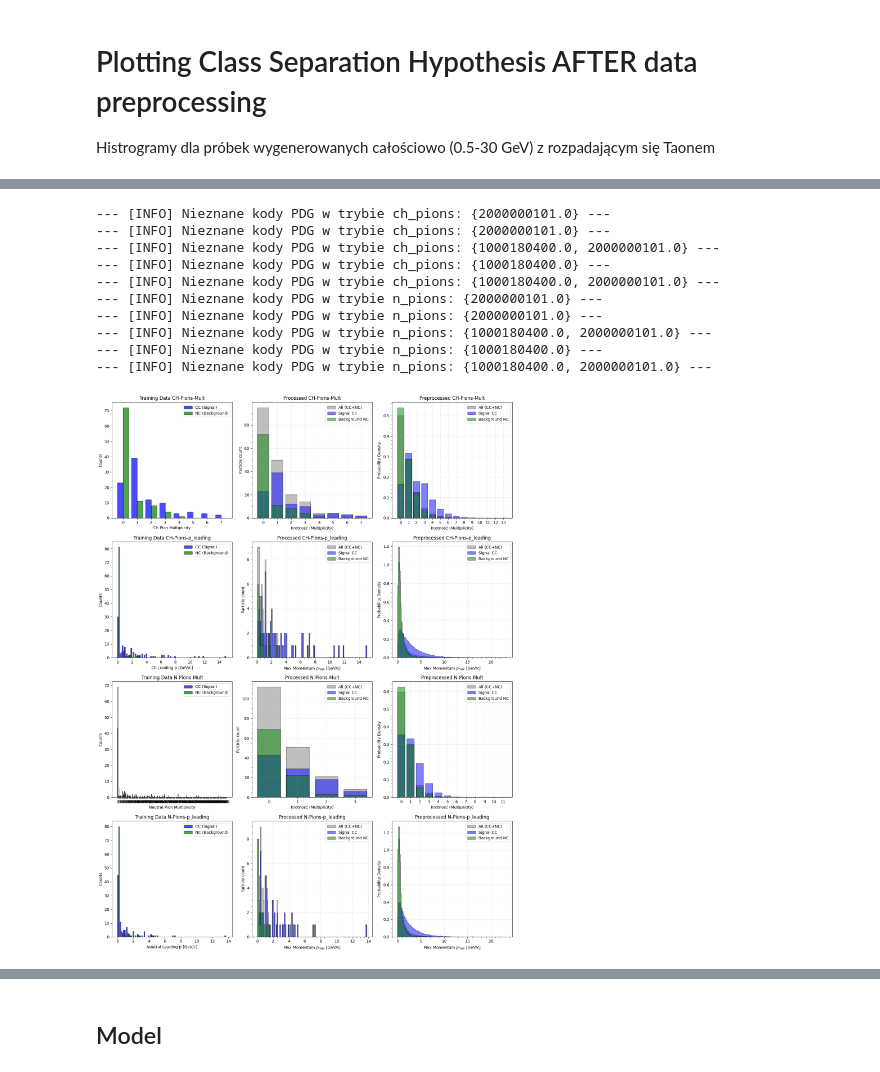
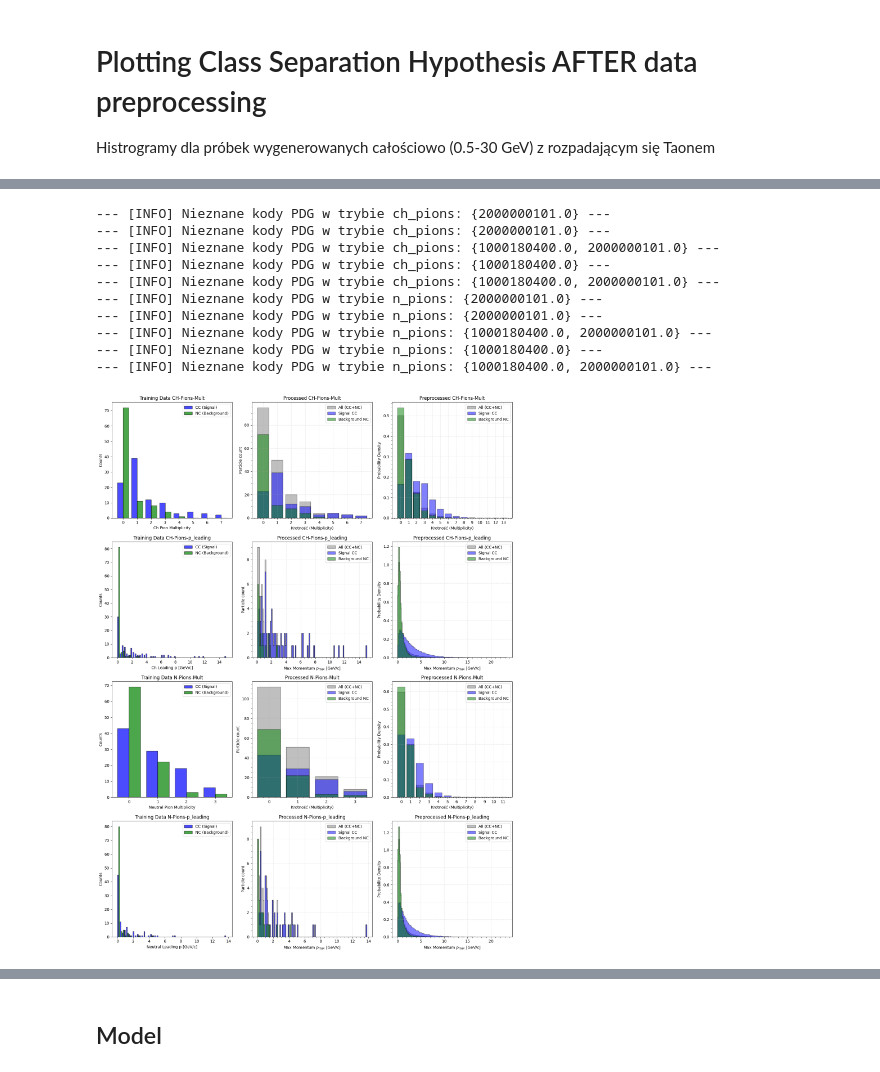
Before and after one commit to PasiekaFUW/Masters_Thesis, a Jupyter notebook: Lab/analysis/NN.ipynb, the cells around one changed output, grey strips where cells are left out. Drawn from its saved outputs; the diff is of its cells as text; code cells hidden in the pictures.

```diff
--- a/Lab/analysis/NN.ipynb
+++ b/Lab/analysis/NN.ipynb
@@ -151,11 +182,11 @@ output_path_all = os.path.join(output_dir, 'data_all_tau.csv')
 df_all = pd.read_csv(output_path_all)
 
 
-
+batch_size=32
 
 #the dfs need to be shuffled, later i will need to shuffle when combining samples
 df_balanced_train, df_balanced_val = ml.get_train_val_subsets(df_all, cc_per_type=30, nc_per_type=30, val_size=0.2, shuffle=True)
-train_data = ml.preProcess_data(df_balanced_train)
-val_data = ml.preProcess_data(df_balanced_val)
+train_data = ml.preProcess_data(df_balanced_train, batch_size=batch_size)
+val_data = ml.preProcess_data(df_balanced_val, batch_size=batch_size)
 # %% [output]
 --- Success! Train: 192 events, Val: 48 events ---
@@ -204,11 +237,22 @@ Text(0.5, 1.0, 'Int type for NC')
 import analysis.scripts.plotting_functions as pf
 importlib.reload(pf)
 
+# FEATURE_INDEX_MAP = {
 
+#     0: "Ch Leading pt [GeV/c]",
+#     1: "Ch Leading p [GeV/c]",
+#     2: "Ch Leading Theta [deg]",
+#     3: "Ch Pion Multiplicity",
+#     4: "Charged Particles Multiplicity",
+#     5: "Neutral Pion Multiplicity",
+#     6: "Neutral Leading Theta [deg]",
+#     7: "Neutral Leading p [GeV/c]"
+
+# }
 
 fig, axes = plt.subplots(4, 3, figsize=(15, 20))
 
-pf.plot_feature_from_dataset(train_data, 0, ax=axes[0, 0])
+pf.plot_feature_from_dataset(train_data, 3, ax=axes[0, 0])
 axes[0,0].set_title("Training Data CH-Pions-Mult")
 pf.plot_physics_single_canva(dfs_processed, 'ch_pions', feature='multiplicity', ax=axes[0, 1], density=False)
 axes[0,1].set_title("Processed CH-Pions-Mult")
@@ -220,34 +264,34 @@ axes[1,0].set_title("Training Data CH-Pions-p_leading")
 pf.plot_physics_single_canva(dfs_processed, 'ch_pions', feature='p_leading', ax=axes[1, 1], density=False)
 axes[1,1].set_title("Processed CH-Pions-p_leading")
 pf.plot_physics_single_canva(dfs_preprocessed, 'ch_pions', feature='p_leading', ax=axes[1, 2], density=True)
 axes[1,2].set_title("Preprocessed CH-Pions-p_leading")
 
-pf.plot_feature_from_dataset(train_data, 4, ax=axes[2, 0]) # Neutral Multiplicity
-axes[2,0].set_title("Training Data N-Pions-Mult")
+pf.plot_feature_from_dataset(train_data, 5, ax=axes[2, 0]) # Neutral Multiplicity
+axes[2,0].set_title("Training Data N-Pions-Mult") ## somethings fishy
 pf.plot_physics_single_canva(dfs_processed, 'n_pions', feature='multiplicity', ax=axes[2, 1], density=False)
 axes[2,1].set_title("Processed N-Pions-Mult")
 pf.plot_physics_single_canva(dfs_preprocessed, 'n_pions', feature='multiplicity', ax=axes[2, 2], density=True)
 axes[2,2].set_title("Preprocessed N-Pions-Mult")
 
-pf.plot_feature_from_dataset(train_data, 5, ax=axes[3, 0]) # Neutral Leading p
+pf.plot_feature_from_dataset(train_data, 7, ax=axes[3, 0]) # Neutral Leading p
 axes[3,0].set_title("Training Data N-Pions-p_leading")
 pf.plot_physics_single_canva(dfs_processed, 'n_pions', feature='p_leading', ax=axes[3, 1], density=False)
 axes[3,1].set_title("Processed N-Pions-p_leading")
 pf.plot_physics_single_canva(dfs_preprocessed, 'n_pions', feature='p_leading', ax=axes[3, 2], density=True)
 axes[3,2].set_title("Preprocessed N-Pions-p_leading")
 
 # axes[3, 1].axis('off')
 plt.tight_layout()
 plt.show()
 # %% [output]
 --- [INFO] Nieznane kody PDG w trybie ch_pions: {2000000101.0} ---
 --- [INFO] Nieznane kody PDG w trybie ch_pions: {2000000101.0} ---
 --- [INFO] Nieznane kody PDG w trybie ch_pions: {1000180400.0, 2000000101.0} ---
 --- [INFO] Nieznane kody PDG w trybie ch_pions: {1000180400.0} ---
 --- [INFO] Nieznane kody PDG w trybie ch_pions: {1000180400.0, 2000000101.0} ---
 --- [INFO] Nieznane kody PDG w trybie n_pions: {2000000101.0} ---
 --- [INFO] Nieznane kody PDG w trybie n_pions: {2000000101.0} ---
 --- [INFO] Nieznane kody PDG w trybie n_pions: {1000180400.0, 2000000101.0} ---
 --- [INFO] Nieznane kody PDG w trybie n_pions: {1000180400.0} ---
 --- [INFO] Nieznane kody PDG w trybie n_pions: {1000180400.0, 2000000101.0} ---
-[figure, old version]
+[figure, new version]
```
Also changed, not shown: parts of 24 cells of this notebook, 4 other files.
